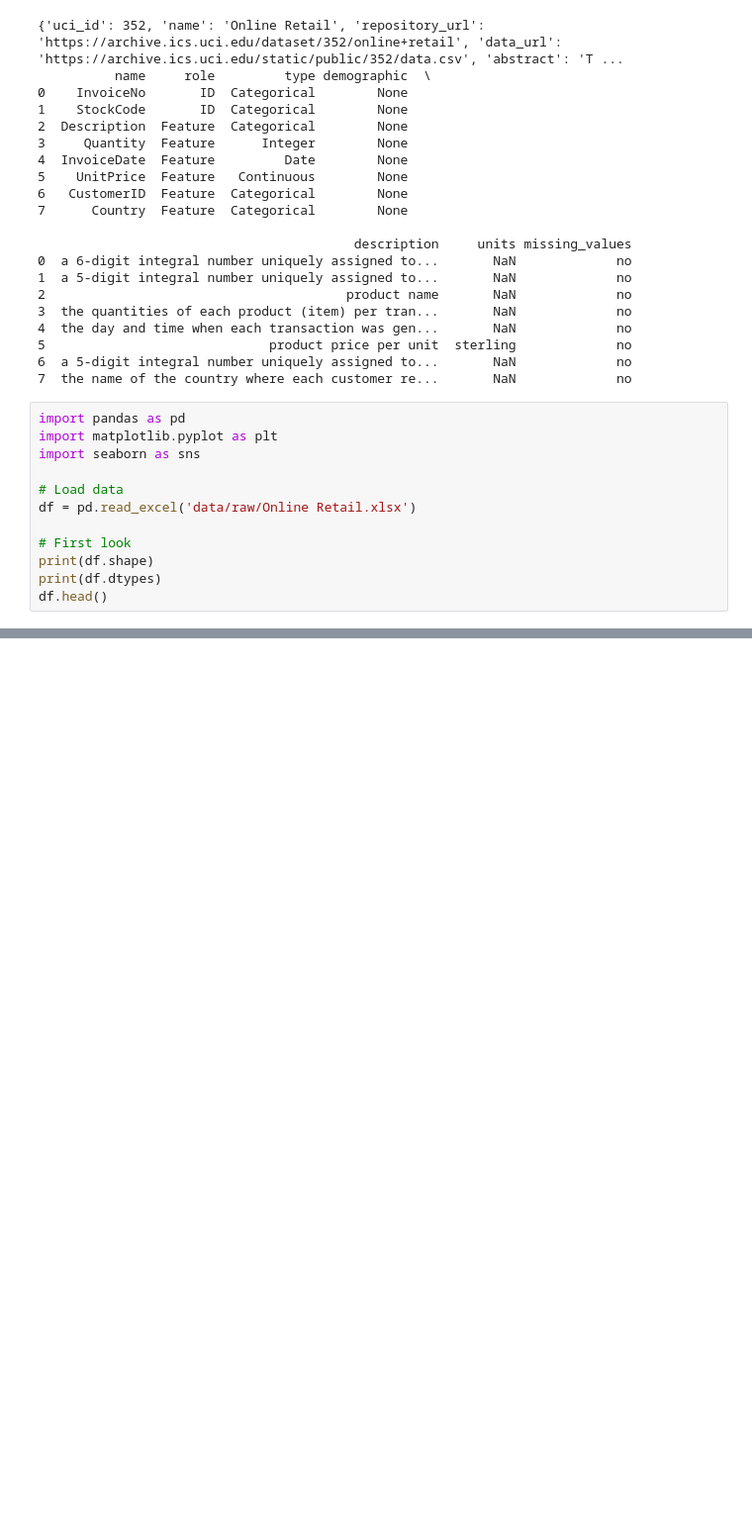
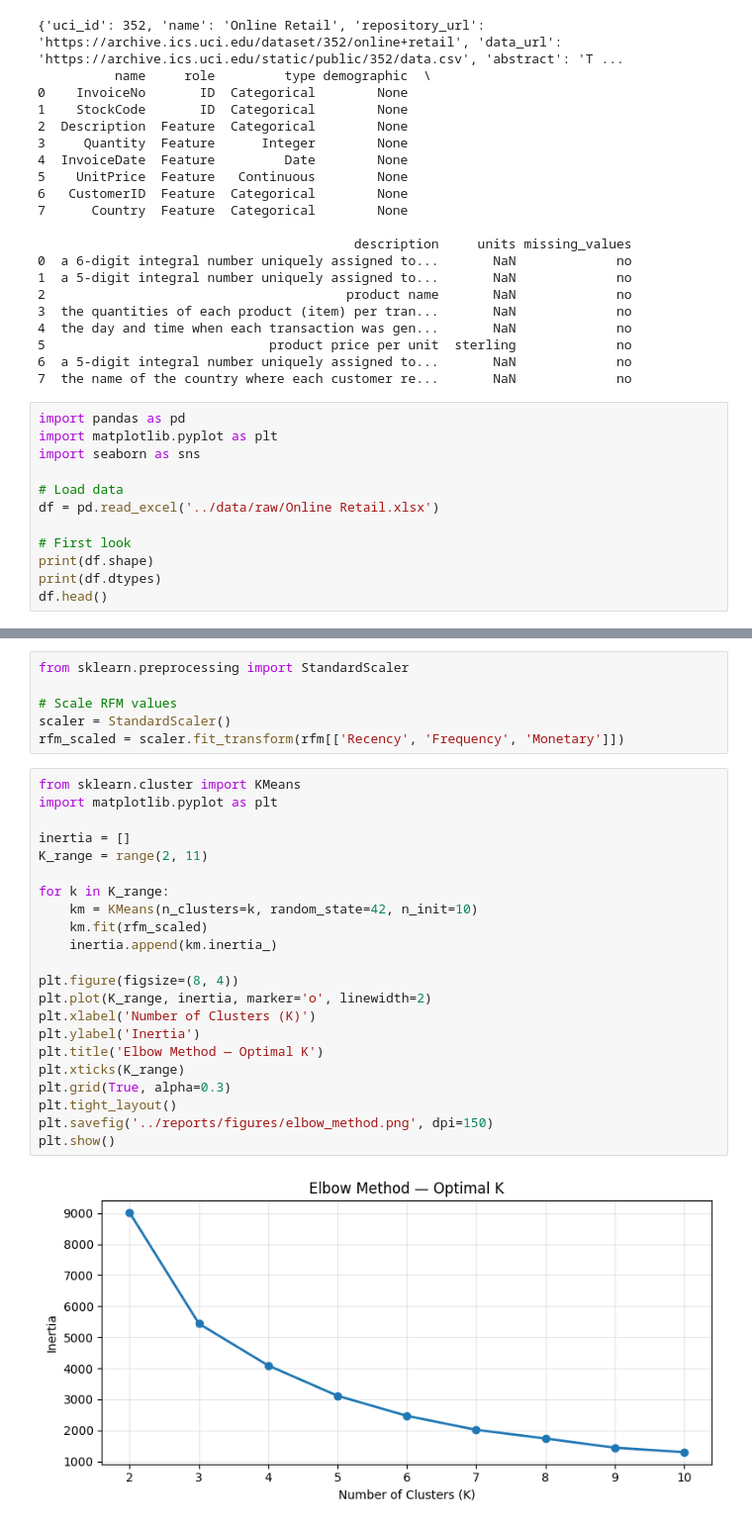
Before and after one commit to gmespinozar15/customer-segmentation-rfm, a Jupyter notebook: notebooks/01_EDA.ipynb, the cells around one changed output, grey strips where cells are left out. Shown at 99% size. Drawn from its saved outputs; the diff is of its cells as text; blank space fills up the shorter version.

Commit message:
feat: complete EDA and clustering notebook

```diff
--- a/notebooks/01_EDA.ipynb
+++ b/notebooks/01_EDA.ipynb
@@ -40,7 +40,7 @@ import matplotlib.pyplot as plt
 import seaborn as sns
 
 # Load data
-df = pd.read_excel('data/raw/Online Retail.xlsx')
+df = pd.read_excel('../data/raw/Online Retail.xlsx')
 
 # First look
 print(df.shape)
@@ -74,0 +116,30 @@ rfm.head(10)
+# %%
+from sklearn.preprocessing import StandardScaler
+
+# Scale RFM values
+scaler = StandardScaler()
+rfm_scaled = scaler.fit_transform(rfm[['Recency', 'Frequency', 'Monetary']])
+# %%
+from sklearn.cluster import KMeans
+import matplotlib.pyplot as plt
+
+inertia = []
+K_range = range(2, 11)
+
+for k in K_range:
+    km = KMeans(n_clusters=k, random_state=42, n_init=10)
+    km.fit(rfm_scaled)
+    inertia.append(km.inertia_)
+
+plt.figure(figsize=(8, 4))
+plt.plot(K_range, inertia, marker='o', linewidth=2)
+plt.xlabel('Number of Clusters (K)')
+plt.ylabel('Inertia')
+plt.title('Elbow Method — Optimal K')
+plt.xticks(K_range)
+plt.grid(True, alpha=0.3)
+plt.tight_layout()
+plt.savefig('../reports/figures/elbow_method.png', dpi=150)
+plt.show()
+# %% [output]
+[figure, added]
```
Also changed, not shown: parts of 9 cells of this notebook, 5 other files.
